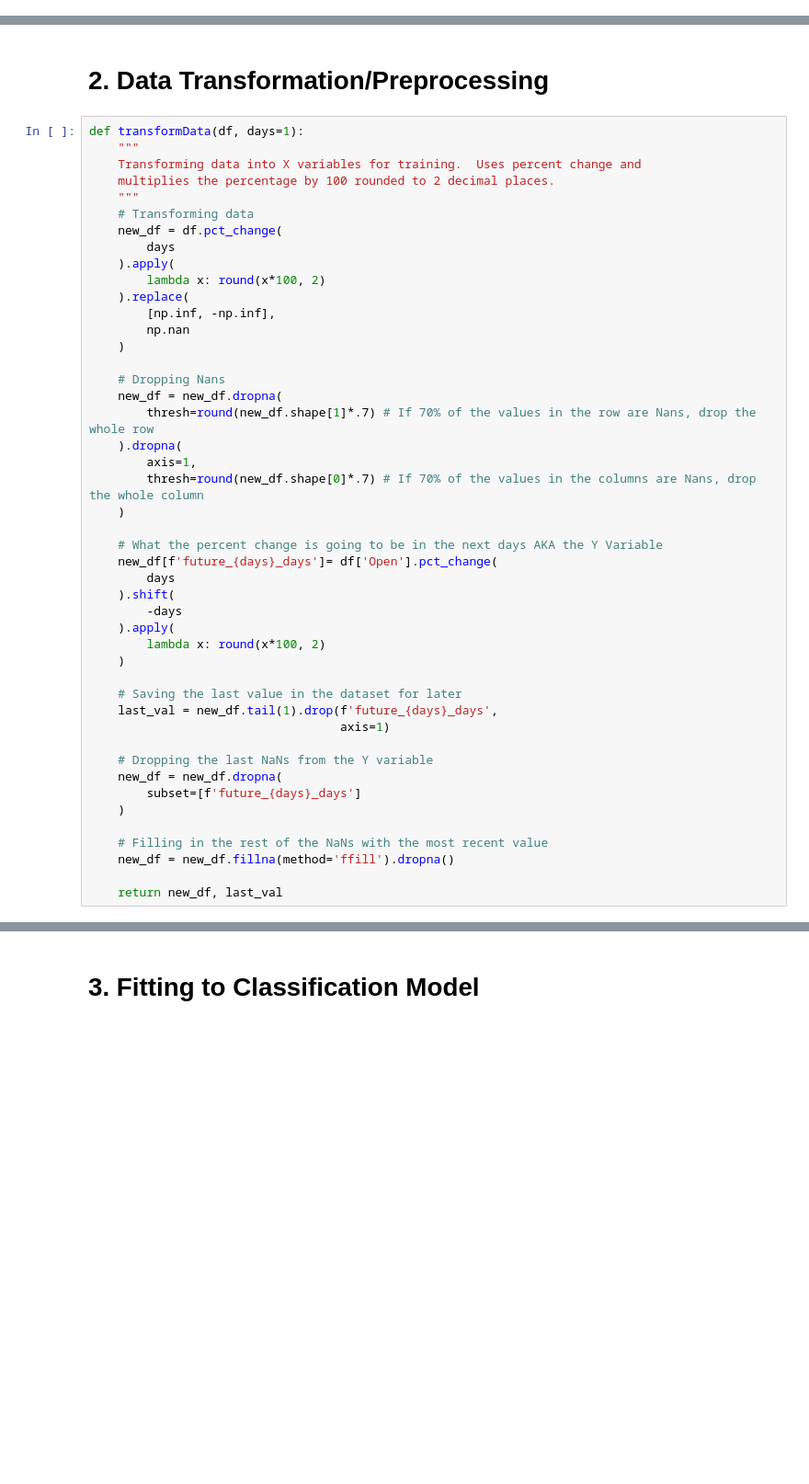
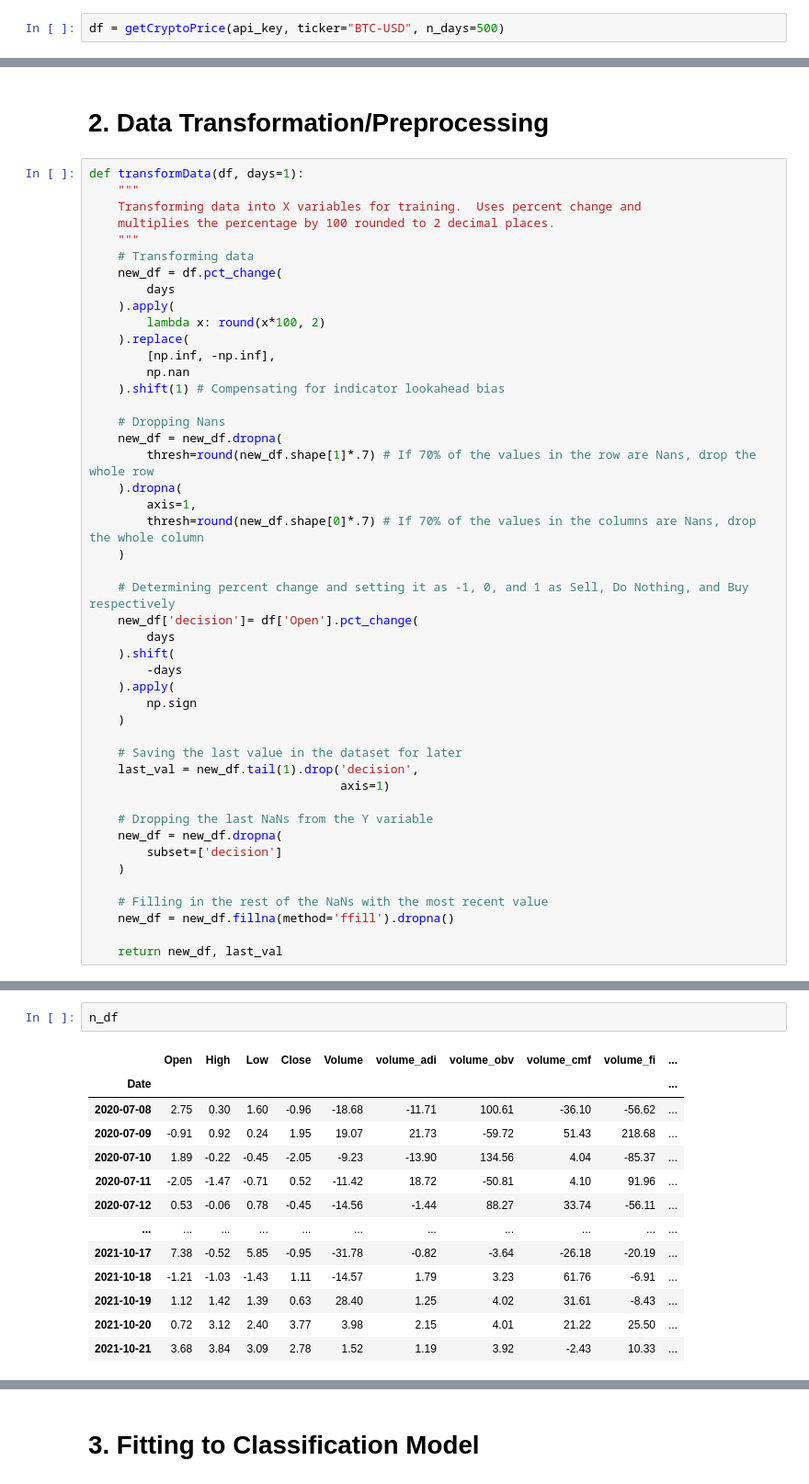
Before and after one commit to marcosan93/Medium-Misc-Tutorials, a Jupyter notebook: Classification-Crypto.ipynb, the cells around one changed output, grey strips where cells are left out. Shown at 92% size. Drawn from its saved outputs; the diff is of its cells as text; blank space fills up the shorter version.

```diff
--- a/Classification-Crypto.ipynb
+++ b/Classification-Crypto.ipynb
@@ -45,3 +48,5 @@ def getCryptoPrice(api_key, ticker="BTC-USD", n_days=1000):
     )
 
     return df
+# %%
+df = getCryptoPrice(api_key, ticker="BTC-USD", n_days=500)
@@ -73,7 +85,7 @@ def transformData(df, days=1):
     ).replace(
         [np.inf, -np.inf],
         np.nan
-    )
+    ).shift(1) # Compensating for indicator lookahead bias
 
     # Dropping Nans
     new_df = new_df.dropna(
@@ -83,22 +95,22 @@ def transformData(df, days=1):
         thresh=round(new_df.shape[0]*.7) # If 70% of the values in the columns are Nans, drop the whole column
     )
 
-    # What the percent change is going to be in the next days AKA the Y Variable
-    new_df[f'future_{days}_days']= df['Open'].pct_change(
+    # Determining percent change and setting it as -1, 0, and 1 as Sell, Do Nothing, and Buy respectively
+    new_df['decision']= df['Open'].pct_change(
         days
     ).shift(
         -days
     ).apply(
-        lambda x: round(x*100, 2)
+        np.sign
     )
 
     # Saving the last value in the dataset for later
-    last_val = new_df.tail(1).drop(f'future_{days}_days',
+    last_val = new_df.tail(1).drop('decision',
                                    axis=1)
 
     # Dropping the last NaNs from the Y variable
     new_df = new_df.dropna(
-        subset=[f'future_{days}_days']
+        subset=['decision']
     )
 
     # Filling in the rest of the NaNs with the most recent value
@@ -107,0 +122,16 @@ def transformData(df, days=1):
+# %%
+n_df
+# %% [output]
+|  | Open | High | Low | Close | Volume | volume_adi | volume_obv | volume_cmf | volume_fi | ... |
+| Date |  |  |  |  |  |  |  |  |  | ... |
+| 2020-07-08 | 2.75 | 0.30 | 1.60 | -0.96 | -18.68 | -11.71 | 100.61 | -36.10 | -56.62 | ... |
+| 2020-07-09 | -0.91 | 0.92 | 0.24 | 1.95 | 19.07 | 21.73 | -59.72 | 51.43 | 218.68 | ... |
+| 2020-07-10 | 1.89 | -0.22 | -0.45 | -2.05 | -9.23 | -13.90 | 134.56 | 4.04 | -85.37 | ... |
+| 2020-07-11 | -2.05 | -1.47 | -0.71 | 0.52 | -11.42 | 18.72 | -50.81 | 4.10 | 91.96 | ... |
+| 2020-07-12 | 0.53 | -0.06 | 0.78 | -0.45 | -14.56 | -1.44 | 88.27 | 33.74 | -56.11 | ... |
+| ... | ... | ... | ... | ... | ... | ... | ... | ... | ... | ... |
+| 2021-10-17 | 7.38 | -0.52 | 5.85 | -0.95 | -31.78 | -0.82 | -3.64 | -26.18 | -20.19 | ... |
+| 2021-10-18 | -1.21 | -1.03 | -1.43 | 1.11 | -14.57 | 1.79 | 3.23 | 61.76 | -6.91 | ... |
+| 2021-10-19 | 1.12 | 1.42 | 1.39 | 0.63 | 28.40 | 1.25 | 4.02 | 31.61 | -8.43 | ... |
+| 2021-10-20 | 0.72 | 3.12 | 2.40 | 3.77 | 3.98 | 2.15 | 4.01 | 21.22 | 25.50 | ... |
+| 2021-10-21 | 3.68 | 3.84 | 3.09 | 2.78 | 1.52 | 1.19 | 3.92 | -2.43 | 10.33 | ... |
```
Also changed, not shown: parts of 19 cells of this notebook.
